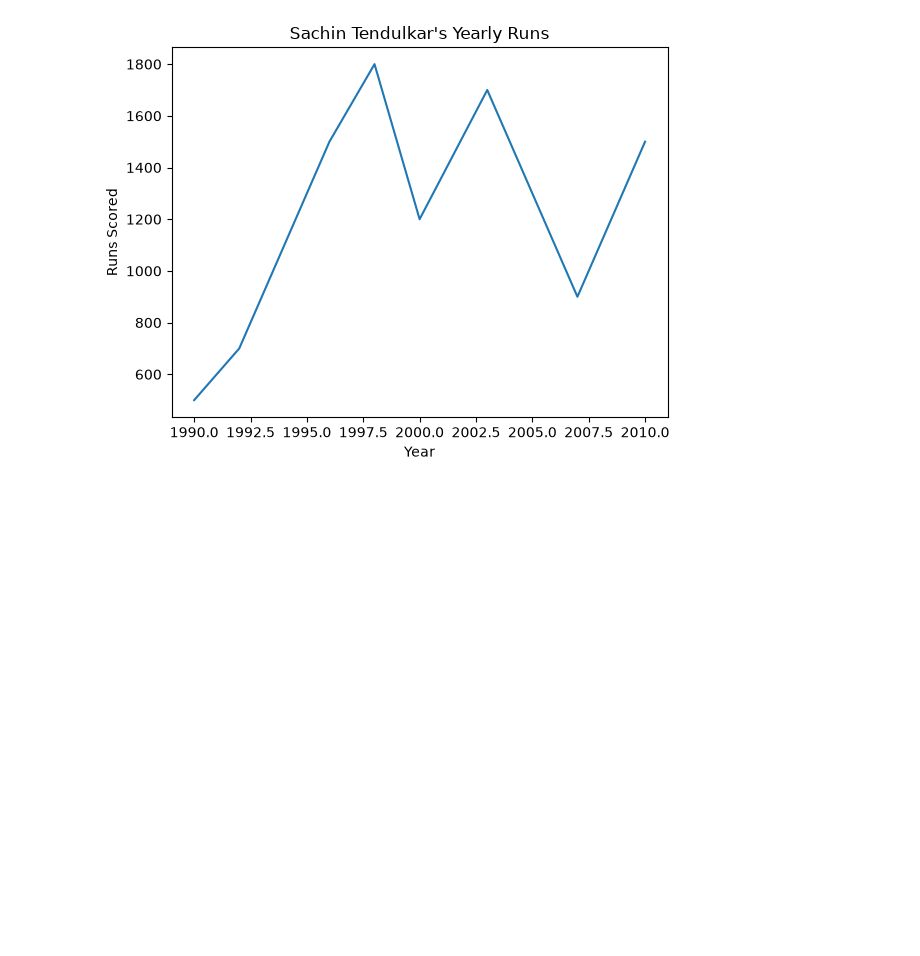
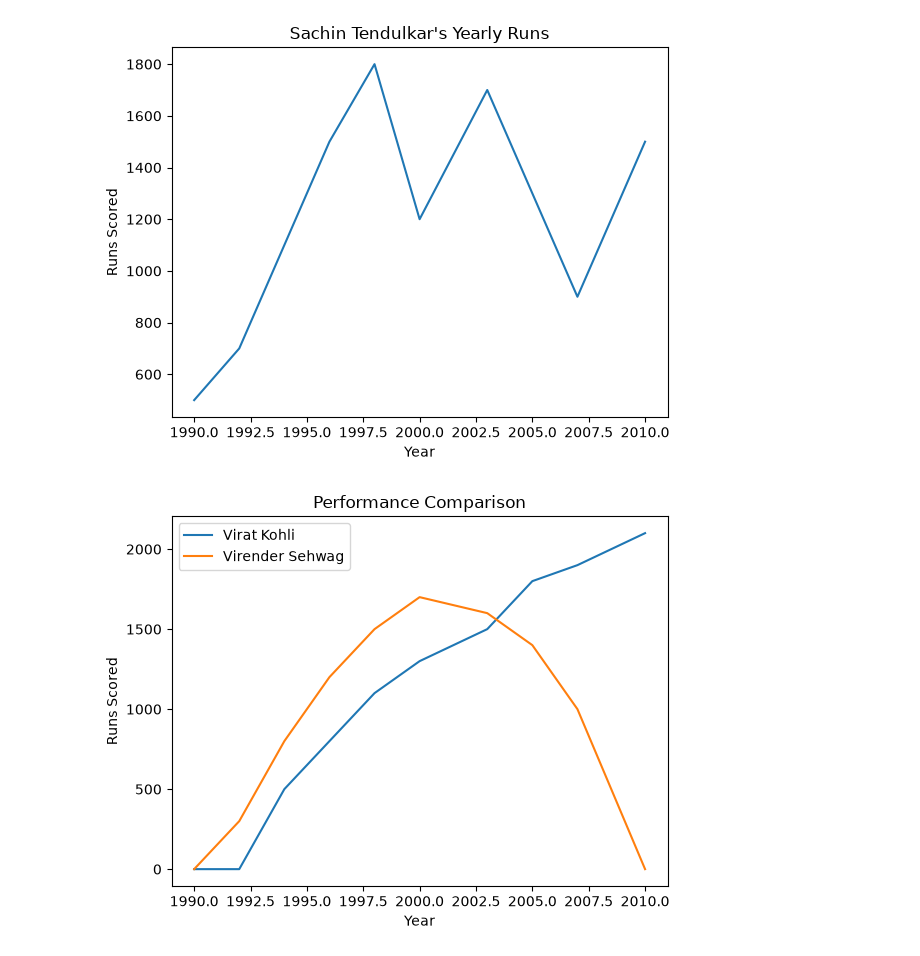
Before and after one commit to AtharvBorkar/Data-Science-Files, a Jupyter notebook: Shreya/Data Visualization using Matplotlib and Seaborn/plotting charts using MAtplotlib.ipynb, the cells around one changed output. Cells and saved outputs as stored; diff of their text form; code cells hidden in the pictures; blank space fills up the shorter version.

Commit message:
added graphs in plotting file

```diff
--- a/Shreya/Data Visualization using Matplotlib and Seaborn/plotting charts using MAtplotlib.ipynb
+++ b/Shreya/Data Visualization using Matplotlib and Seaborn/plotting charts using MAtplotlib.ipynb
@@ -21,14 +21,17 @@ plt.show()
 # %% [output]
 [figure]
 # %%
+#bad practice
 kohli = [0, 0, 500, 800, 1100, 1300, 1500, 1800, 1900, 2100]
 sehwag = [0, 300, 800, 1200, 1500, 1700, 1600, 1400, 1000, 0]
 
 plt.plot(years, kohli, label="Virat Kohli")
 plt.plot(years, sehwag, label="Virender Sehwag")
-
+plt.legend(["kohli", "sehwag"])
 plt.xlabel("Year")
 plt.ylabel("Runs Scored")
 plt.title("Performance Comparison")
 plt.legend()
 plt.show()
+# %% [output]
+[figure, added]
```
Also changed, not shown: parts of 2 cells of this notebook.
